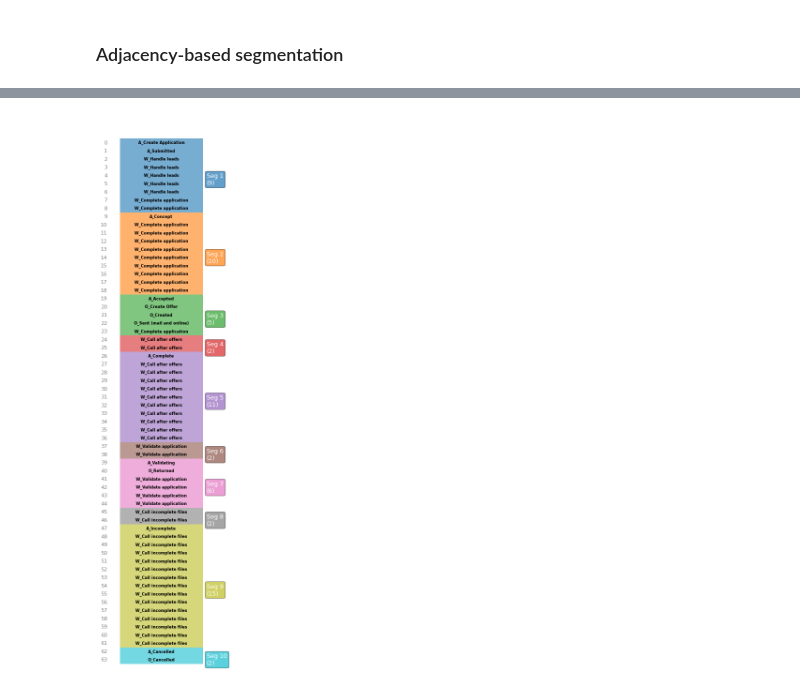
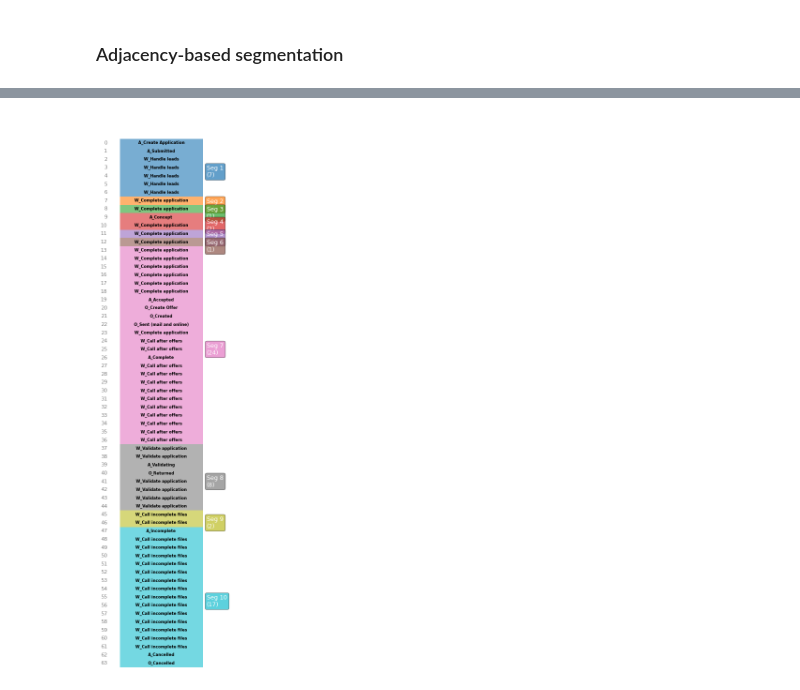
Before and after one commit to kSahatova/xAI-PPM, a Jupyter notebook: trace_segmentation.ipynb, the cells around one changed output, grey strips where cells are left out. Drawn from its saved outputs; the diff is of its cells as text; code cells hidden in the pictures.

```diff
--- a/trace_segmentation.ipynb
+++ b/trace_segmentation.ipynb
@@ -295,4 +304,5 @@ embedding_generator = partial(generate_embeddings, model, categorical_indices=[0
 seg_ids = distribution_based_segmentation(
     trace=case_to_segment.squeeze(0),  S_init=intial_seg_ids, K=K, m=5,
     D=calculate_mmd_distance, embedding_generator=embedding_generator)
-segments = extract_subsequences(case_to_segment.squeeze(0), seg_ids)
+seg_ids = [sorted(list(set().union(*seg))) for seg in seg_ids]
+seg_ids
@@ -376,12 +423,15 @@ from local_xai.trace_segmentation.transition_based import segment_by_threshold
 # %%
 trace_control_flow = case_to_segment.squeeze(0)[:, 0]
-prob_activity_segments = segment_by_threshold(trace=trace_control_flow, transition_matrix=normalized_adjacency,threshold=0.4)
-
-prob_segments_ids = []
-counter = 0
-for seg in prob_activity_segments:
-    seg_ids = []
-    for i in  seg:
-        seg_ids.append(counter)
-        counter += 1
-    prob_segments_ids.append(seg_ids)
+_, init_prob_seg_ids = segment_by_threshold(trace=trace_control_flow,
+                                              transition_matrix=normalized_adjacency,
+                                              threshold=0.5)
+# %%
+m = 5
+K_prob = int(min(max(10, len(init_prob_seg_ids)/2), 30))
+print("K: ", K)
+
+prob_seg_ids = distribution_based_segmentation(
+    trace=case_to_segment.squeeze(0),  S_init=init_prob_seg_ids, K=K, m=m,
+    D=calculate_mmd_distance, embedding_generator=embedding_generator)
+print("Distribution-based segmentation is finished!")
+prob_seg_ids = [sorted(list(set().union(*seg))) for seg in prob_seg_ids]
@@ -387,0 +441,14 @@ for seg in prob_activity_segments:
+# %%
+init_pd_seg_boundaries = {}
+palette = sns.color_palette(cc.glasbey_category10, n_colors=len(init_prob_seg_ids))
+
+for c, seg in enumerate(init_prob_seg_ids):
+    if isinstance(seg, set):
+        seg = list(seg)
+        try:
+            init_pd_seg_boundaries[(seg[0], seg[-1])] = palette[c]
+        except IndexError as e:
+            print("index is ", c, "the error: ", e)
+
+visualize_trace_vertical(trace=case_to_segment.squeeze(0), activity_token_index=0, figsize=(3, 12),
+                         seg_boundaries_colors=init_pd_seg_boundaries, activity_lookup=test_log.itos['activity'])
@@ -388,11 +457,11 @@ for seg in prob_activity_segments:
 # %%
 prob_seg_ids_boundaries = {}
-palette = sns.color_palette(cc.glasbey_category10, n_colors=len(prob_segments_ids))
+palette = sns.color_palette(cc.glasbey_category10, n_colors=len(prob_seg_ids))
 
-for c, seg in enumerate(prob_segments_ids):
+for c, seg in enumerate(prob_seg_ids):
     prob_seg_ids_boundaries[(seg[0], seg[-1])] = palette[c]
 
 visualize_trace_vertical(trace=case_to_segment.squeeze(0), activity_token_index=0, figsize=(3, 12),
                          seg_boundaries_colors=prob_seg_ids_boundaries, activity_lookup=test_log.itos['activity'])
 # %% [output]
-[figure, old version]
+[figure, new version]
```
Also changed, not shown: parts of 16 cells of this notebook, 8 other files.
